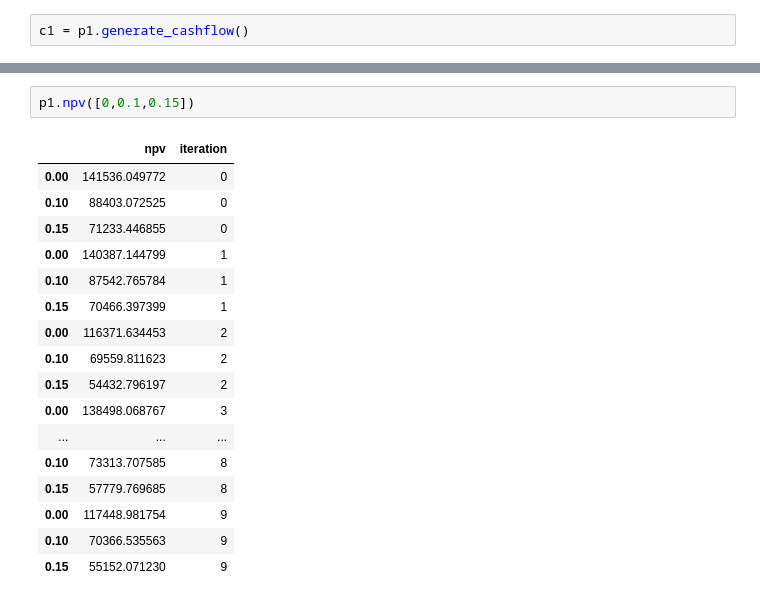
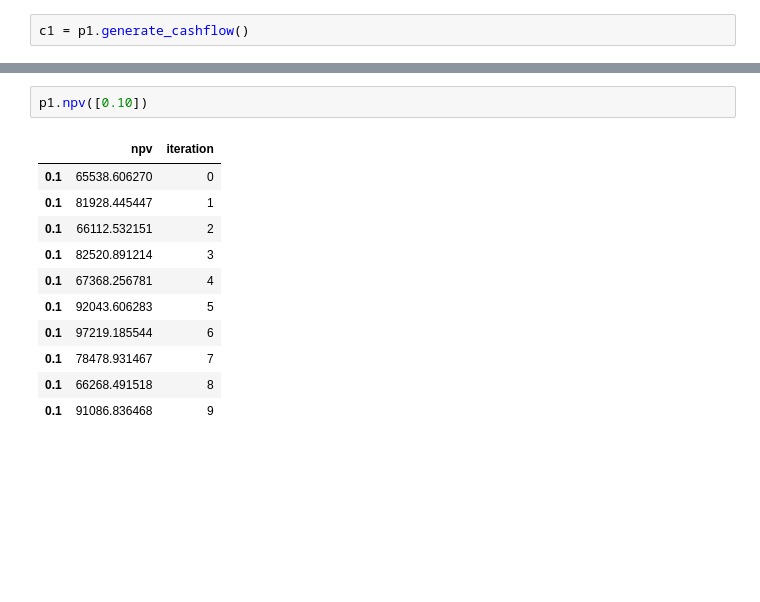
Before and after one commit to scuervo91/dcapy, a Jupyter notebook: examples/2-schedules/4-DCACashFlow.ipynb, the cells around one changed output, grey strips where cells are left out. Saved outputs shown, nothing was run; the diff lists cells and outputs as text; blank space fills up the shorter version.

```diff
--- a/examples/2-schedules/4-DCACashFlow.ipynb
+++ b/examples/2-schedules/4-DCACashFlow.ipynb
@@ -104,23 +104,17 @@ c1[0].fcf()
 # %%
-p1.npv([0,0.1,0.15])
+p1.npv([0.10])
 # %% [output]
 |  | npv | iteration |
-| 0.00 | 141536.049772 | 0 |
-| 0.10 | 88403.072525 | 0 |
-| 0.15 | 71233.446855 | 0 |
-| 0.00 | 140387.144799 | 1 |
-| 0.10 | 87542.765784 | 1 |
-| 0.15 | 70466.397399 | 1 |
-| 0.00 | 116371.634453 | 2 |
-| 0.10 | 69559.811623 | 2 |
-| 0.15 | 54432.796197 | 2 |
-| 0.00 | 138498.068767 | 3 |
-| ... | ... | ... |
-| 0.10 | 73313.707585 | 8 |
-| 0.15 | 57779.769685 | 8 |
-| 0.00 | 117448.981754 | 9 |
-| 0.10 | 70366.535563 | 9 |
-| 0.15 | 55152.071230 | 9 |
+| 0.1 | 65538.606270 | 0 |
+| 0.1 | 81928.445447 | 1 |
+| 0.1 | 66112.532151 | 2 |
+| 0.1 | 82520.891214 | 3 |
+| 0.1 | 67368.256781 | 4 |
+| 0.1 | 92043.606283 | 5 |
+| 0.1 | 97219.185544 | 6 |
+| 0.1 | 78478.931467 | 7 |
+| 0.1 | 66268.491518 | 8 |
+| 0.1 | 91086.836468 | 9 |
 # %%
 p1.irr(freq_output='A')
 # %% [output]
```
Also changed, not shown: parts of 6 cells of this notebook, 4 other files.
